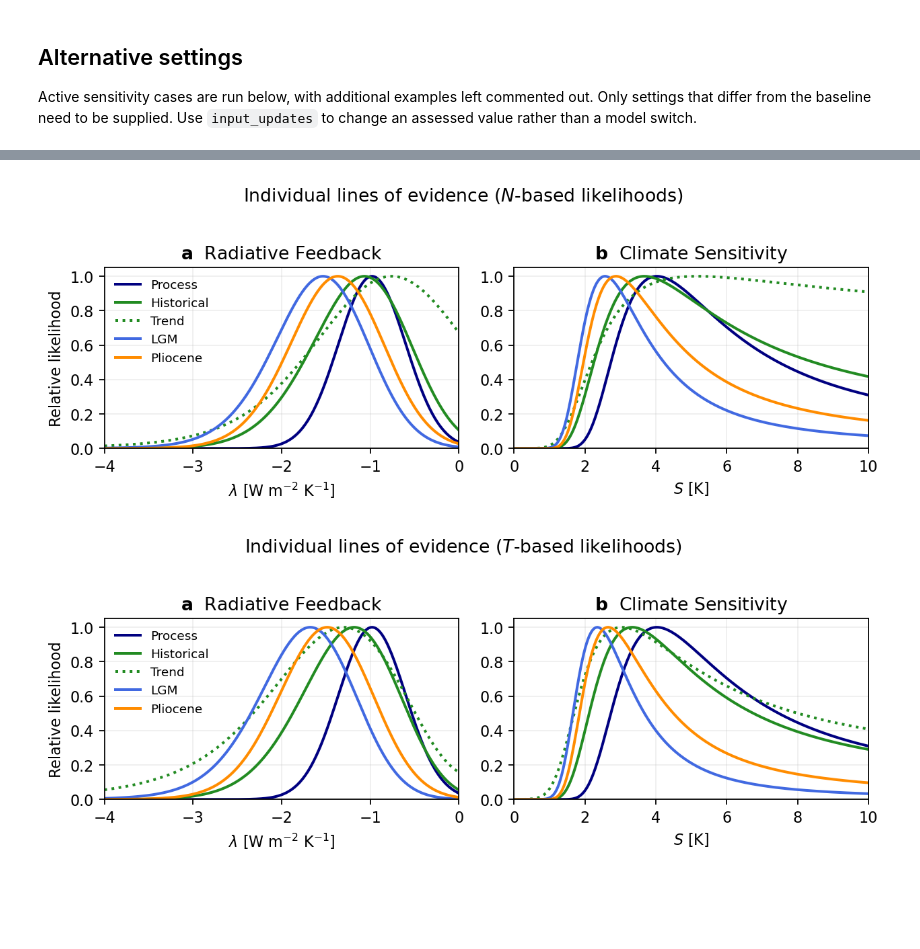
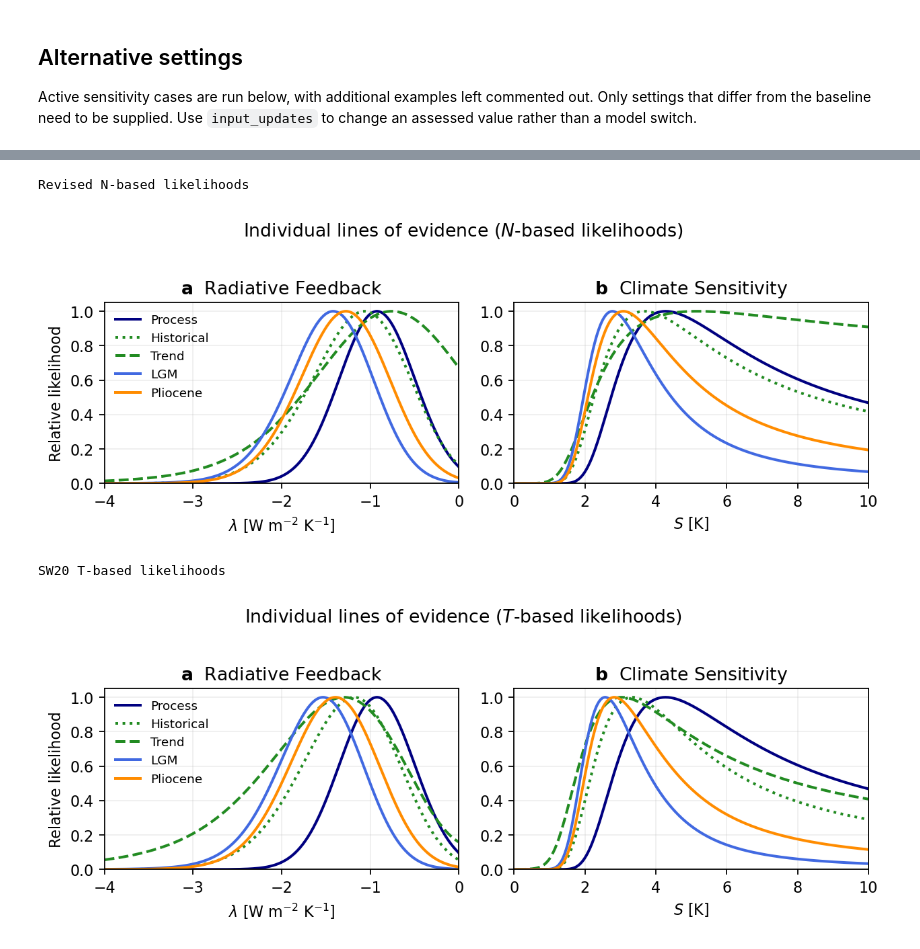
Before and after one commit to vtcooper/bayecs, a Jupyter notebook: community_ecs_colab_internal.ipynb, the cells around one changed output, grey strips where cells are left out. Saved outputs shown, nothing was run; the diff lists cells and outputs as text; code cells hidden in the pictures; blank space fills up the shorter version.

```diff
--- a/community_ecs_colab_internal.ipynb
+++ b/community_ecs_colab_internal.ipynb
@@ -931,12 +1157,12 @@ def make_init(data, ecs_initial=4.0, init_updates=None):
     return init
 
 
-SAMPLING_DEFAULTS = {
+sampling_defaults = {
     "chains": 4,
     "parallel_chains": 4,
     ## Quick comparison defaults; increase these for final tail estimates.
-    "iter_warmup": 1_000,
-    "iter_sampling": 5_000,
+    "iter_warmup": 2_000,
+    "iter_sampling": 18_000,
     "adapt_delta": 0.95,
     "max_treedepth": 12,
     "seed": 20250812,
@@ -970,7 +1196,7 @@ make_init(baseline_data)
 Compile the embedded Stan program once. CmdStanPy reuses the executable for every scenario in this session.
 # %%
 community_model = cmdstanpy.CmdStanModel(
-    stan_file=str(STAN_FILE), cpp_options=CPP_OPTIONS
+    stan_file=str(stan_file), cpp_options=cpp_options
 )
 print("Compiled model:", community_model.exe_file)
 # %% [output]
@@ -1250,5 +1461,5 @@ Each curve is normalized to its own maximum. The $S$ curves are calculated direc
 # %%
-LIKELIHOOD_DEFAULTS = {
+likelihood_defaults = {
     ## Quick, smooth defaults; increase mc_draws/grid_points for publication.
     "lambda_min": -4.0,
     "lambda_max": -0.005,
@@ -1259,14 +1470,16 @@ LIKELIHOOD_DEFAULTS = {
     "seed": 20250813,
 }
 
-INDIVIDUAL_EVIDENCE = ("Process", "Historical", "Trend", "LGM", "Pliocene")
-PALEO_EVIDENCE = ("LGM", "Pliocene", "Joint paleo")
-PROC_HIST_PALEO_EVIDENCE = ("Process", "Historical", "Joint paleo")
+individual_evidence = ("Process", "Historical", "Trend", "LGM", "Pliocene")
+hist_trend_evidence = ("Historical", "Trend", "Joint Historical + Trend")
+paleo_evidence = ("LGM", "Pliocene", "Joint paleo")
+proc_hist_paleo_evidence = ("Process", "Joint Historical + Trend", "Joint paleo")
 
-LIKELIHOOD_STYLES = {
+likelihood_styles = {
     "Process": dict(color="navy", ls="-"),
-    "Historical": dict(color="forestgreen", ls="-"),
-    "Trend": dict(color="forestgreen", ls=":"),
+    "Historical": dict(color="forestgreen", ls=":"),
+    "Trend": dict(color="forestgreen", ls="--"),
+    "Joint Historical + Trend": dict(color="darkgreen", ls="-"),
     "LGM": dict(color="royalblue", ls="-"),
     "Pliocene": dict(color="darkorange", ls="-"),
     "Joint paleo": dict(color="firebrick", ls="-"),
@@ -1286,6 +1499,23 @@ def _normal_density_from_variance(observed, predicted_mean, variance):
     return np.exp(-0.5 * (observed - predicted_mean)**2 / variance) / np.sqrt(
         2 * np.pi * variance
     )
+
+
+def _bivariate_normal_density_from_covariance(
+    residual_x, residual_y, variance_x, variance_y, covariance_xy,
+):
+    """Evaluate a zero-mean bivariate-normal density from residuals."""
+    variance_x = np.asarray(variance_x, dtype=float)
+    variance_y = np.asarray(variance_y, dtype=float)
+    determinant = variance_x * variance_y - covariance_xy**2
+    if np.any(determinant <= 0):
+        raise ValueError("Joint Historical/Trend covariance is not positive definite")
+    quadratic = (
+        variance_y * residual_x**2
+        - 2 * covariance_xy * residual_x * residual_y
+        + variance_x * residual_y**2
+    ) / determinant
+    return np.exp(-0.5 * quadratic) / (2 * np.pi * np.sqrt(determinant))
 
 
 def _meinshausen_co2_sarf(co2_ppm, n2o_ppb=273.0):
@@ -1578,32 +1962,34 @@ All five individual diagnostics are calculated whether or not a particular line
 # %%
 print('Revised N-based likelihoods')
 ## Baseline (N-based)
 likelihood_results = {}
 likelihood_results["baseline"] = calculate_likelihoods(
     "baseline",
     score_T=0,
 )
 
 plot_likelihoods(
     likelihood_results["baseline"],
-    evidence=INDIVIDUAL_EVIDENCE,
+    evidence=individual_evidence,
     title="Individual lines of evidence ($N$-based likelihoods)",
 )
 plt.show()
 
 print('SW20 T-based likelihoods')
 ## T-based version
 likelihood_results_scoreT = {}
 likelihood_results_scoreT["baseline"] = calculate_likelihoods(
     "baseline",
     score_T=1,
 )
 plot_likelihoods(
     likelihood_results_scoreT["baseline"],
-    evidence=INDIVIDUAL_EVIDENCE,
+    evidence=individual_evidence,
     title="Individual lines of evidence ($T$-based likelihoods)",
 )
 plt.show()
 # %% [output]
+Revised N-based likelihoods
-[figure, old version]
+[figure, new version]
+SW20 T-based likelihoods
-[figure, old version]
+[figure, new version]
```
Also changed, not shown: parts of 27 cells of this notebook, 3 other files.
